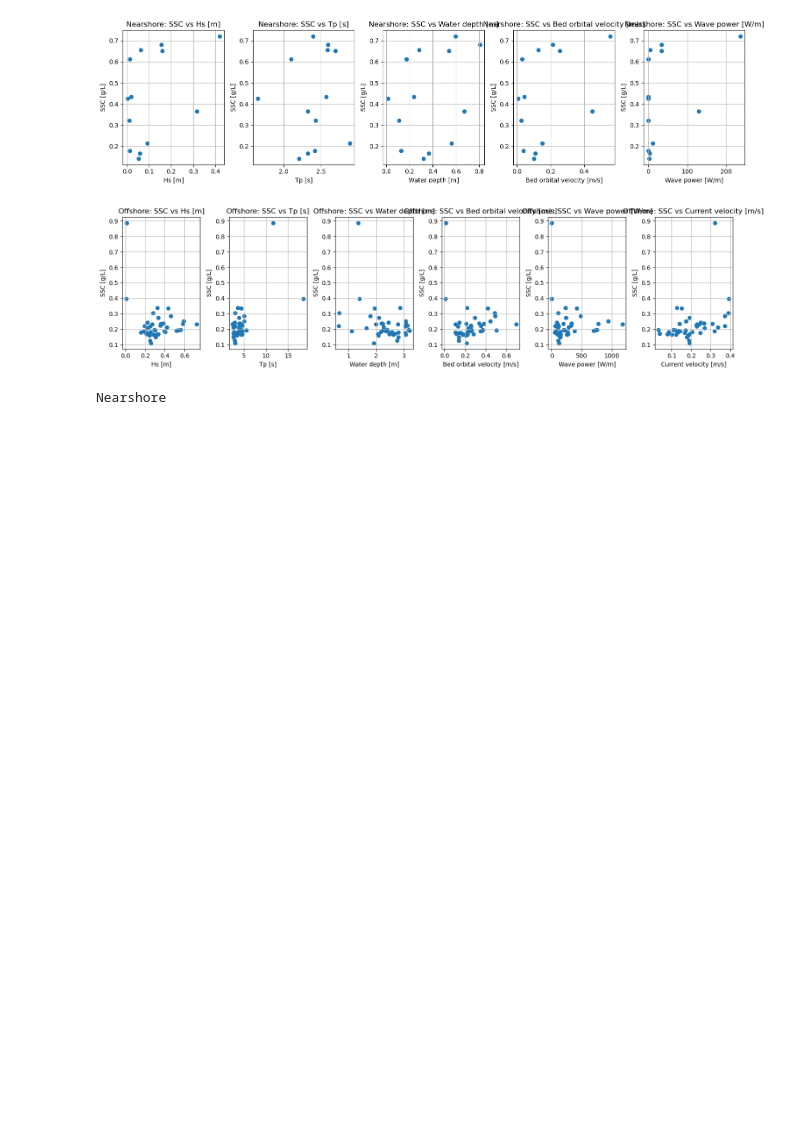
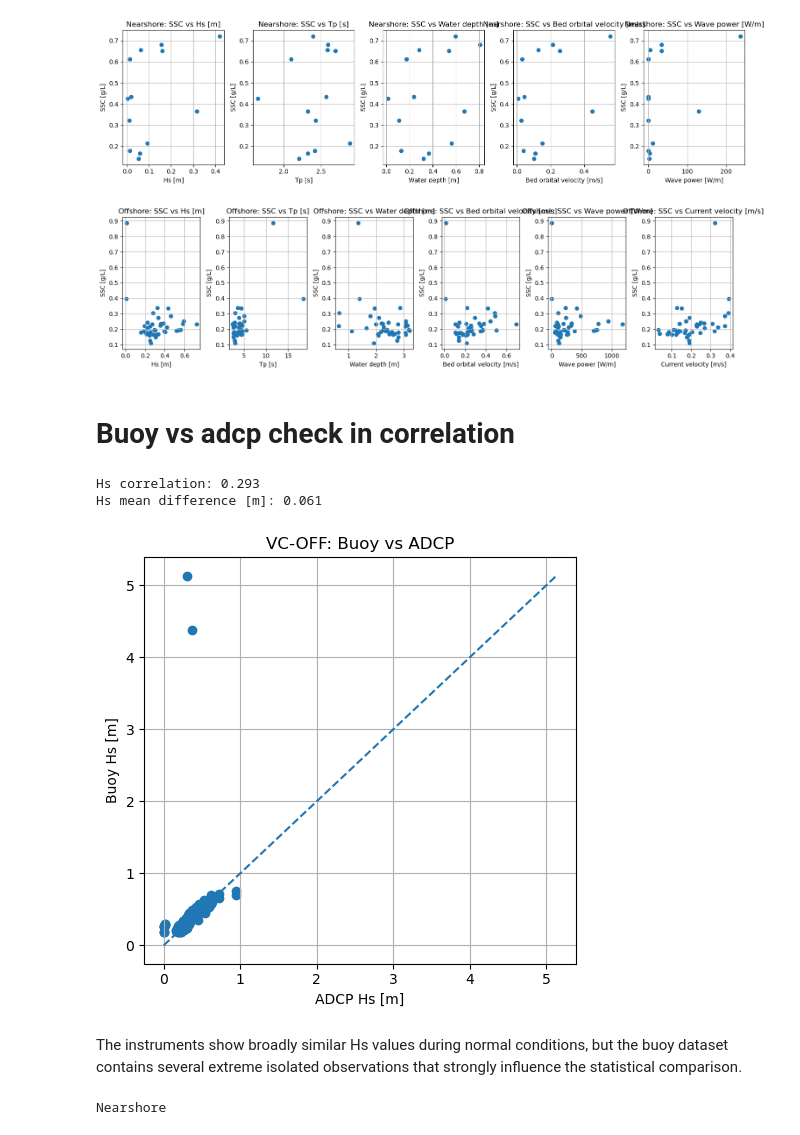
Before and after one commit to ingebrijker/MekongDeltaMDP, a Jupyter notebook: hydro_src/data_parsing.ipynb, the cells around one changed output. Cells and saved outputs as stored; diff of their text form; code cells hidden in the pictures; blank space fills up the shorter version.

Commit message:
Couple fixes + buoy check

```diff
--- a/hydro_src/data_parsing.ipynb
+++ b/hydro_src/data_parsing.ipynb
@@ -855,6 +856,68 @@ plot_ssc_relationships(
 )
 # %% [output]
 [figure]
+# %% [markdown]
+# Buoy vs adcp check in correlation
+# %%
+# Check agreement between the two offshore wave instruments
+
+buoy_check = processed[2025]["buoy_wave"].loc[
+    ~processed[2025]["buoy_wave"]["QA_outlier"],
+    ["Date_time", "Hs", "Tp"]
+].rename(columns={
+    "Hs": "Hs_buoy",
+    "Tp": "Tp_buoy"
+})
+
+adcp_check = processed[2025]["adcp_wave"].loc[
+    processed[2025]["adcp_wave"]["Depth"] >= 0.35,
+    ["Date_time", "Hs", "Tp"]
+].rename(columns={
+    "Hs": "Hs_adcp",
+    "Tp": "Tp_adcp"
+})
+
+offshore_check = merge_nearest(
+    buoy_check,
+    adcp_check,
+    tolerance="30min"
+).dropna()
+
+
+print("Hs correlation:",
+      offshore_check["Hs_buoy"].corr(offshore_check["Hs_adcp"]).round(3))
+
+print("Hs mean difference [m]:",
+      (offshore_check["Hs_buoy"] - offshore_check["Hs_adcp"]).mean().round(3))
+
+
+plt.figure(figsize=(5, 5))
+
+plt.scatter(
+    offshore_check["Hs_adcp"],
+    offshore_check["Hs_buoy"]
+)
+
+limit = max(
+    offshore_check["Hs_adcp"].max(),
+    offshore_check["Hs_buoy"].max()
+)
+
+plt.plot([0, limit], [0, limit], "--")
+
+plt.xlabel("ADCP Hs [m]")
+plt.ylabel("Buoy Hs [m]")
+plt.title("VC-OFF: Buoy vs ADCP")
+plt.grid()
+
+plt.tight_layout()
+plt.show()
+# %% [output]
+Hs correlation: 0.293
+Hs mean difference [m]: 0.061
+[figure, added]
+# %% [markdown]
+The instruments show broadly similar Hs values during normal conditions, but the buoy dataset contains several extreme isolated observations that strongly influence the statistical comparison.
 # %%
 # Correlations
 
```
Also changed, not shown: parts of 1 cell of this notebook, 1 other file.
